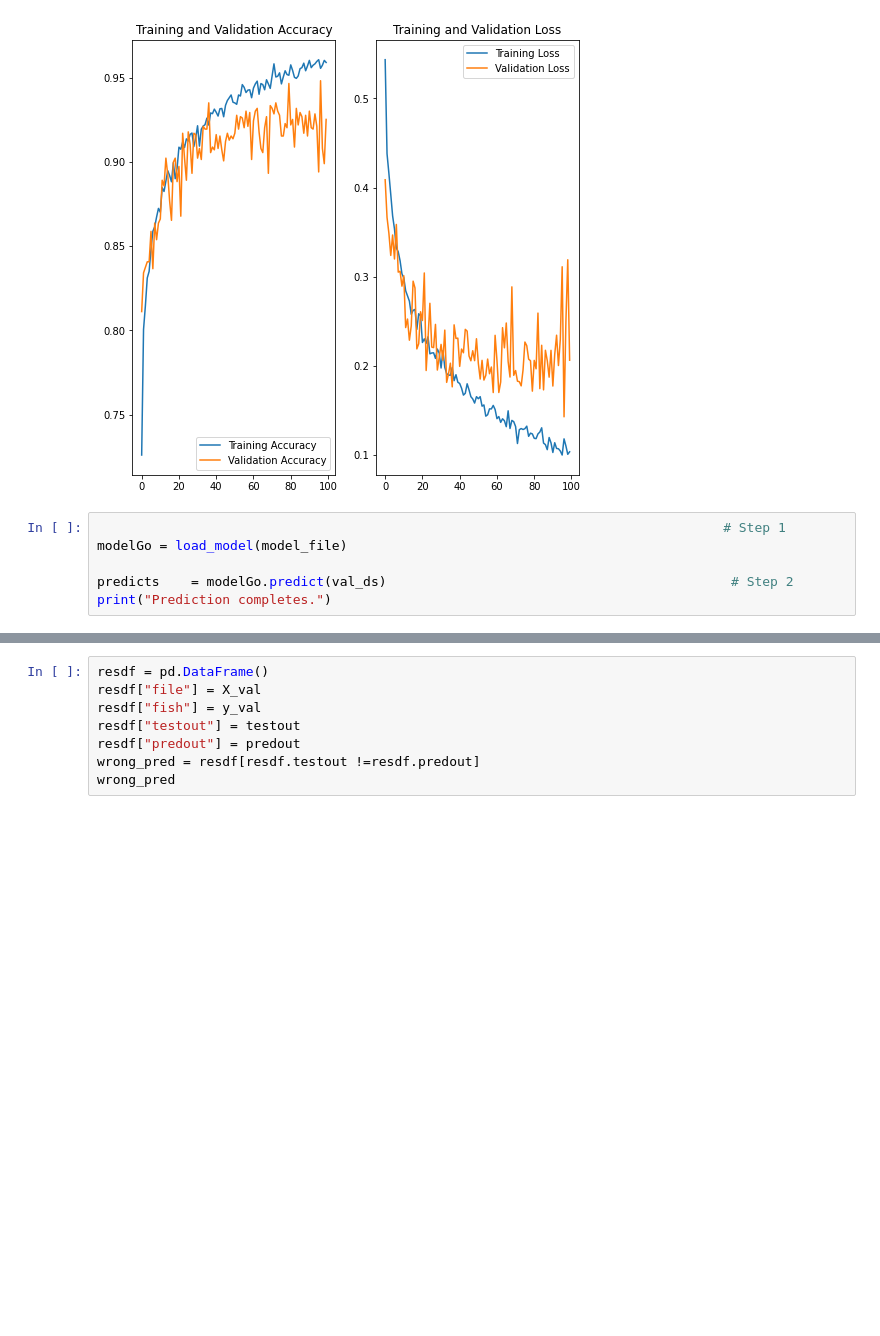
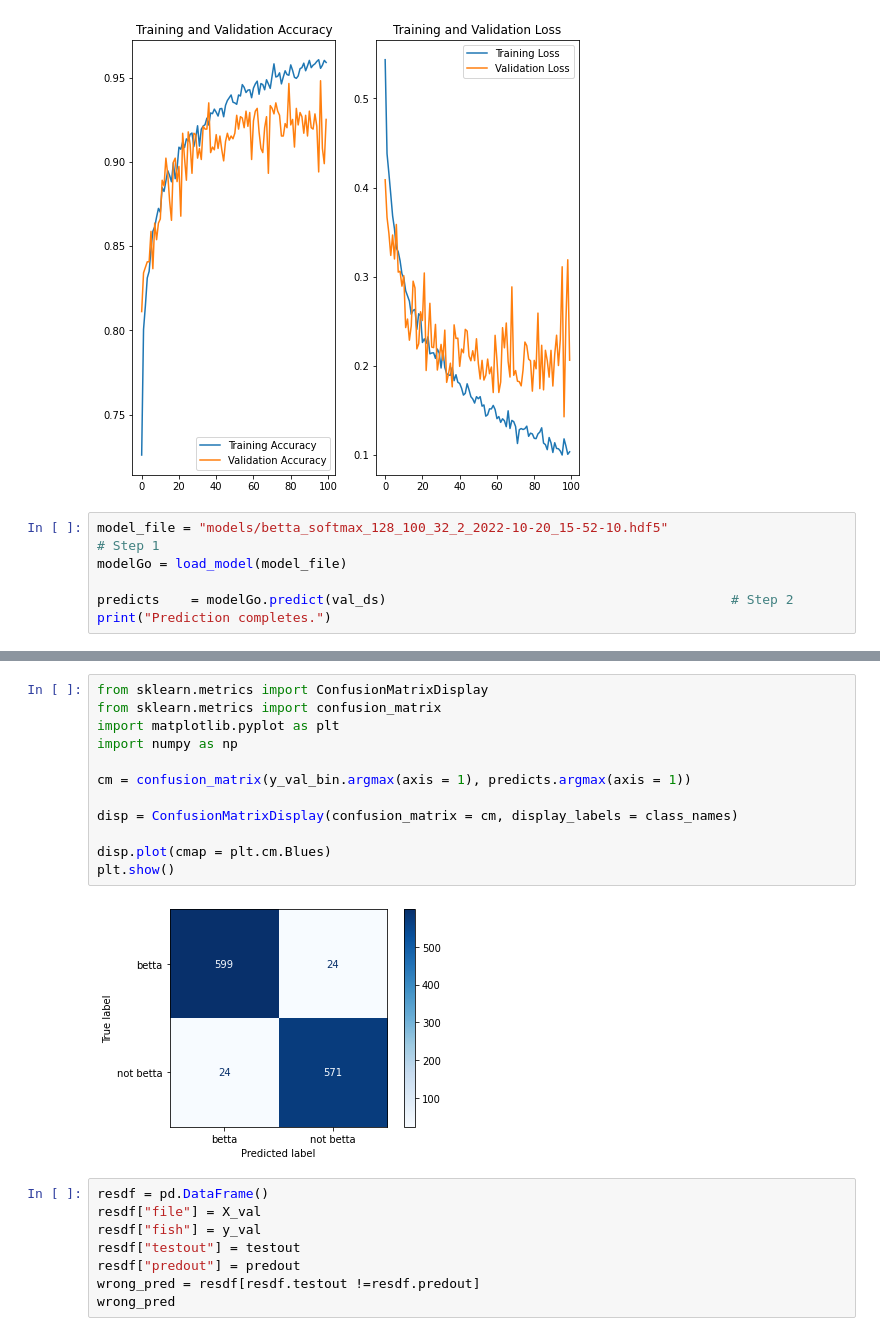
Before and after one commit to ISS-MTECH-IS-Project/PRMLS_Project, a Jupyter notebook: SystemCode/training_betta.ipynb, the cells around one changed output, grey strips where cells are left out. Saved outputs shown, nothing was run; the diff lists cells and outputs as text; blank space fills up the shorter version.

```diff
--- a/SystemCode/training_betta.ipynb
+++ b/SystemCode/training_betta.ipynb
@@ -415,7 +415,8 @@ plt.show()
 # %% [output]
 [figure]
 # %%
-                                                                                # Step 1
+model_file = "models/betta_softmax_128_100_32_2_2022-10-20_15-52-10.hdf5"
+# Step 1
 modelGo = load_model(model_file)
 
 predicts    = modelGo.predict(val_ds)                                            # Step 2
@@ -459,3 +461,17 @@ weighted avg     0.9485    0.9483    0.9483      1218
+# %%
+from sklearn.metrics import ConfusionMatrixDisplay
+from sklearn.metrics import confusion_matrix
+import matplotlib.pyplot as plt
+import numpy as np
+
+cm = confusion_matrix(y_val_bin.argmax(axis = 1), predicts.argmax(axis = 1))
+
+disp = ConfusionMatrixDisplay(confusion_matrix = cm, display_labels = class_names)
+
+disp.plot(cmap = plt.cm.Blues)
+plt.show()
+# %% [output]
+[figure, added]
 # %%
 resdf = pd.DataFrame()
 resdf["file"] = X_val
```
Also changed, not shown: parts of 4 cells of this notebook, 3 other files.
